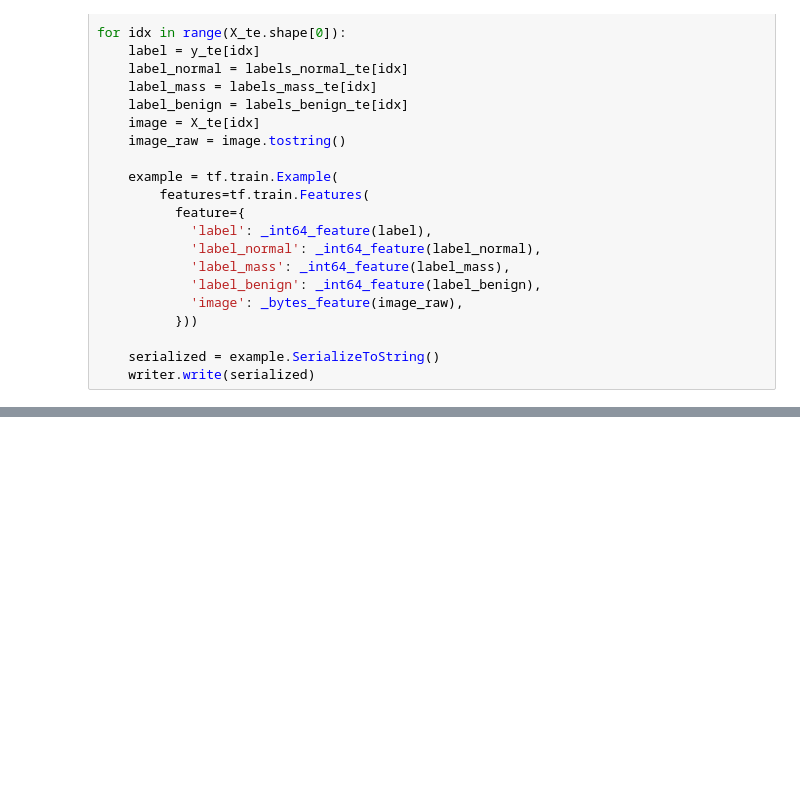
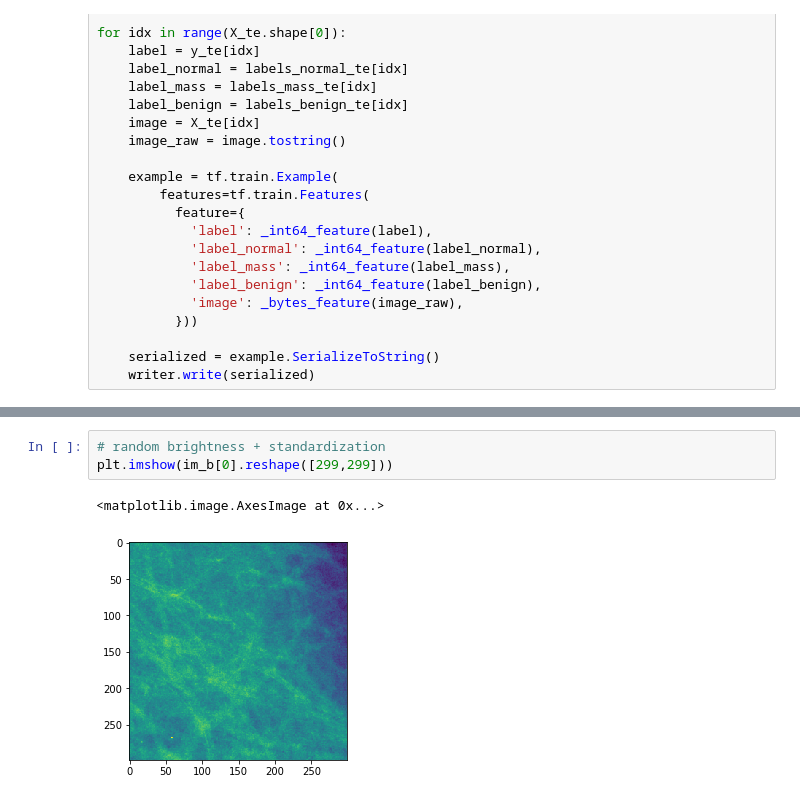
Before and after one commit to escuccim/mias-mammography, a Jupyter notebook: write_to_tfrecords.ipynb, the cells around one changed output, grey strips where cells are left out. Drawn from its saved outputs; the diff is of its cells as text; blank space fills up the shorter version.

```diff
--- a/write_to_tfrecords.ipynb
+++ b/write_to_tfrecords.ipynb
@@ -237,0 +254,6 @@ with tf.Session() as sess:
+# %%
+# random brightness + standardization
+plt.imshow(im_b[0].reshape([299,299]))
+# %% [output]
+<matplotlib.image.AxesImage at 0x...>
+[figure, added]
```
Also changed, not shown: parts of 15 cells of this notebook, 7 other files.
